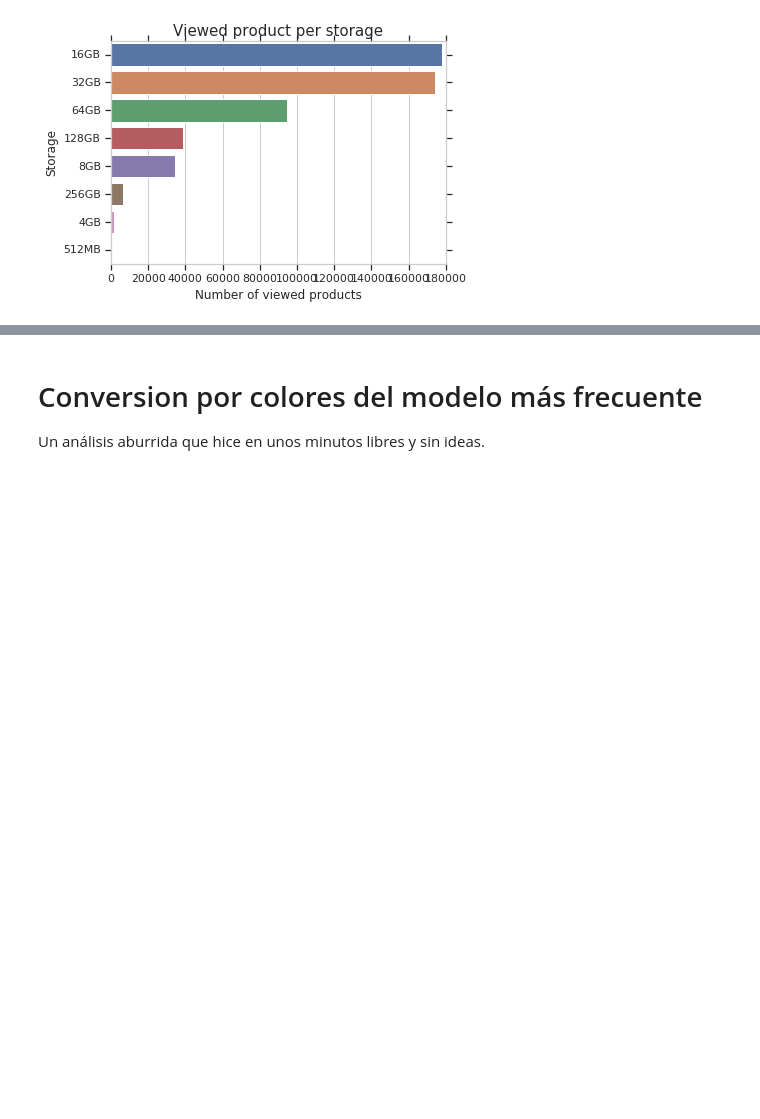
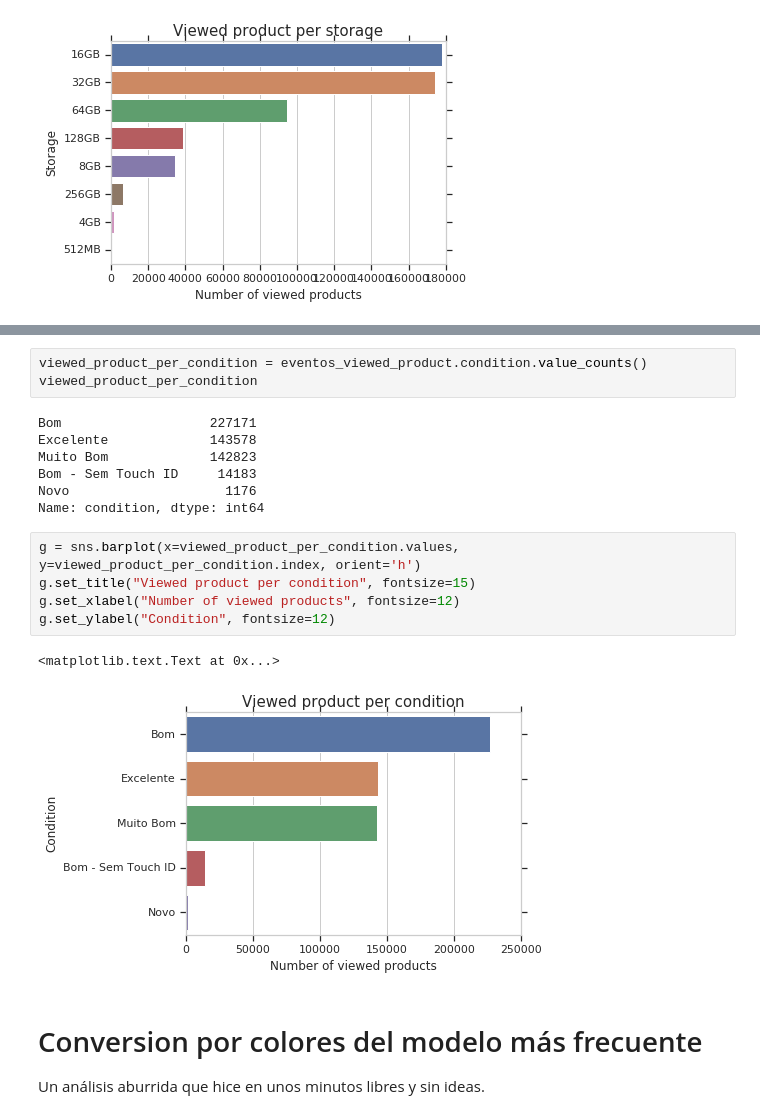
Before and after one commit to rozanecm/7506_OrganizacionDeDatos_TP1, a Jupyter notebook: quilombo.ipynb, the cells around one changed output, grey strips where cells are left out. Saved outputs shown, nothing was run; the diff lists cells and outputs as text; blank space fills up the shorter version.

```diff
--- a/quilombo.ipynb
+++ b/quilombo.ipynb
@@ -437,3 +475,21 @@ g.set_ylabel("Storage", fontsize=12)
+# %%
+viewed_product_per_condition = eventos_viewed_product.condition.value_counts()
+viewed_product_per_condition
+# %% [output]
+Bom                   227171
+Excelente             143578
+Muito Bom             142823
+Bom - Sem Touch ID     14183
+Novo                    1176
+Name: condition, dtype: int64
+# %%
+g = sns.barplot(x=viewed_product_per_condition.values, y=viewed_product_per_condition.index, orient='h')
+g.set_title("Viewed product per condition", fontsize=15)
+g.set_xlabel("Number of viewed products", fontsize=12)
+g.set_ylabel("Condition", fontsize=12)
+# %% [output]
+<matplotlib.text.Text at 0x...>
+[figure, added]
 # %% [markdown]
 # Conversion por colores del modelo más frecuente
 
```
Also changed, not shown: parts of 5 cells of this notebook, 1 other file.
